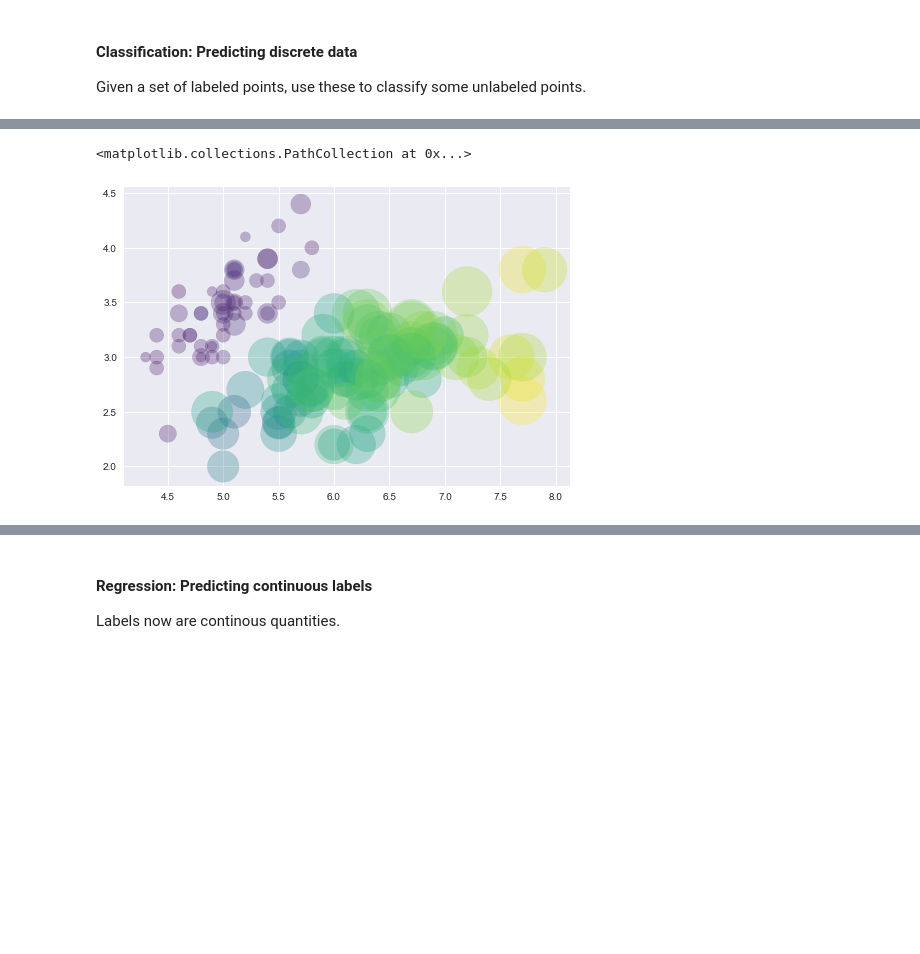
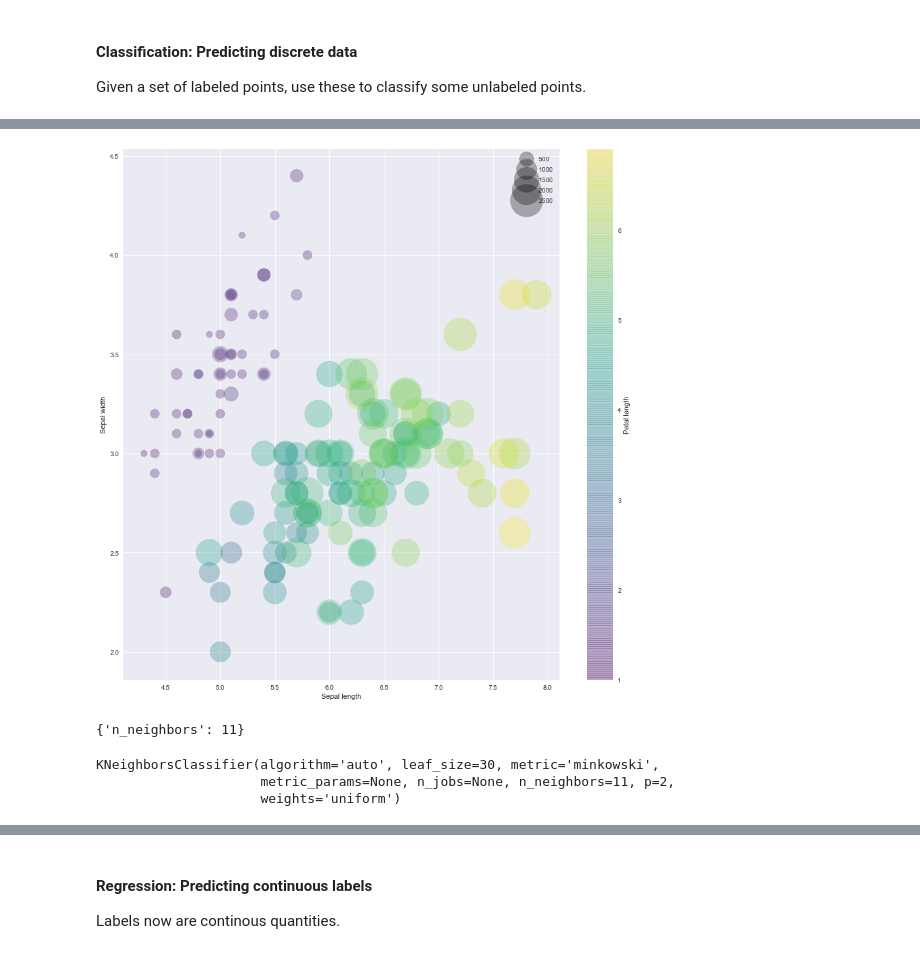
Before and after one commit to ricdip/jupyter_notebooks, a Jupyter notebook: data_science/sklearn.ipynb, the cells around one changed output, grey strips where cells are left out. Drawn from its saved outputs; the diff is of its cells as text; code cells hidden in the pictures; blank space fills up the shorter version.

Commit message:
sklearn

```diff
--- a/data_science/sklearn.ipynb
+++ b/data_science/sklearn.ipynb
@@ -21,5 +139,11 @@ y = iris.target
 # %%
-plt.scatter(X[:,0], X[:,1], c=X[:,2], s=(X[:,3]*1000),cmap='viridis', alpha=0.3)
+# dataset plotting
+plt.figure(figsize=(15,15))
+sc = plt.scatter(X[:,0], X[:,1], c=X[:,2], s=(X[:,3]*1000),cmap='viridis', alpha=0.3)
+plt.xlabel('Sepal length')
+plt.ylabel('Sepal width')
+plt.colorbar().set_label('Petal length')
+plt.legend(*sc.legend_elements('sizes', num=5))
+plt.show()
 # %% [output]
-<matplotlib.collections.PathCollection at 0x...>
-[figure, old version]
+[figure, new version]
@@ -27,0 +150,14 @@ plt.scatter(X[:,0], X[:,1], c=X[:,2], s=(X[:,3]*1000),cmap='viridis', alpha=0.3)
+# %%
+from sklearn.neighbors import KNeighborsClassifier
+from sklearn.model_selection import GridSearchCV
+from sklearn.model_selection import train_test_split
+from sklearn.metrics import accuracy_score
+
+# search best parameters for K-NN
+param_grid = {'n_neighbors':np.arange(1,15)}
+
+grid = GridSearchCV(KNeighborsClassifier(), param_grid, cv=7)
+grid.fit(X,y)
+grid.best_params_
+# %% [output]
+{'n_neighbors': 11}
@@ -27,0 +168,7 @@ plt.scatter(X[:,0], X[:,1], c=X[:,2], s=(X[:,3]*1000),cmap='viridis', alpha=0.3)
+# %%
+# training on training set
+model.fit(Xtrain, ytrain)
+# %% [output]
+KNeighborsClassifier(algorithm='auto', leaf_size=30, metric='minkowski',
+                     metric_params=None, n_jobs=None, n_neighbors=11, p=2,
+                     weights='uniform')
```
Also changed, not shown: parts of 77 cells of this notebook.
